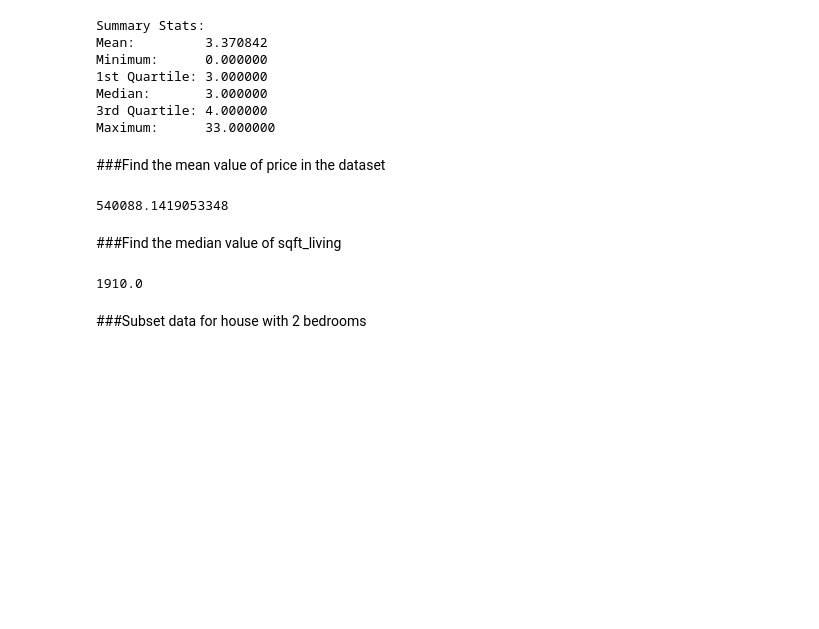
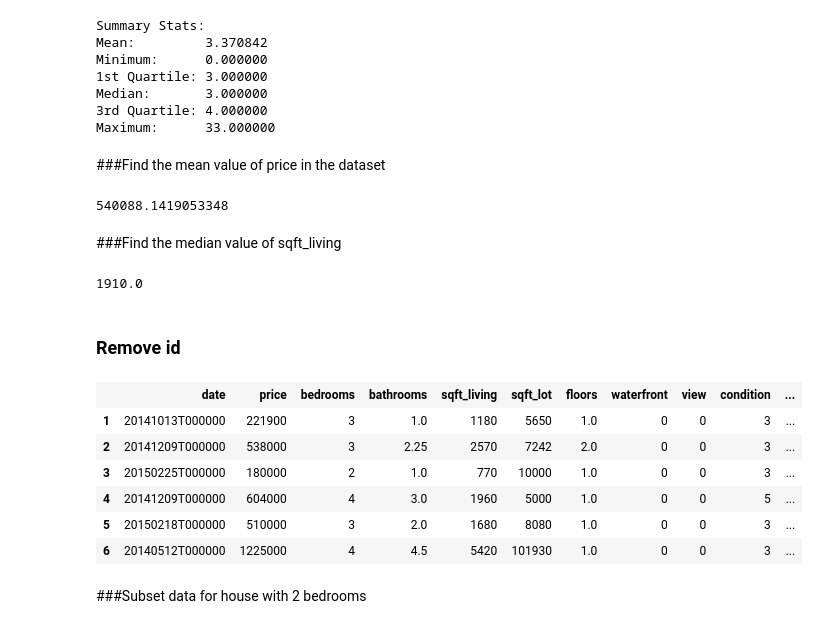
Before and after one commit to Jugaadu/Julia, a Jupyter notebook: DataFrames in Julia.ipynb, the cells around one changed output. Saved outputs shown, nothing was run; the diff lists cells and outputs as text; code cells hidden in the pictures; blank space fills up the shorter version.

Commit message:
added codes to delete column and write column names

```diff
--- a/DataFrames in Julia.ipynb
+++ b/DataFrames in Julia.ipynb
@@ -100,6 +107,19 @@ mean(df[:price])
 median(df[:sqft_living])
 # %% [output]
 1910.0
+# %% [markdown]
+### Remove id
+# %%
+df2 = delete!(df,:id);
+head(df2)
+# %% [output]
+|  | date | price | bedrooms | bathrooms | sqft_living | sqft_lot | floors | waterfront | view | condition | ... |
+| 1 | 20141013T000000 | 221900 | 3 | 1.0 | 1180 | 5650 | 1.0 | 0 | 0 | 3 | ... |
+| 2 | 20141209T000000 | 538000 | 3 | 2.25 | 2570 | 7242 | 2.0 | 0 | 0 | 3 | ... |
+| 3 | 20150225T000000 | 180000 | 2 | 1.0 | 770 | 10000 | 1.0 | 0 | 0 | 3 | ... |
+| 4 | 20141209T000000 | 604000 | 4 | 3.0 | 1960 | 5000 | 1.0 | 0 | 0 | 5 | ... |
+| 5 | 20150218T000000 | 510000 | 3 | 2.0 | 1680 | 8080 | 1.0 | 0 | 0 | 3 | ... |
+| 6 | 20140512T000000 | 1225000 | 4 | 4.5 | 5420 | 101930 | 1.0 | 0 | 0 | 3 | ... |
 # %% [markdown]
 ###Subset data for house with 2 bedrooms
 # %%
```
Also changed, not shown: parts of 2 cells of this notebook.
